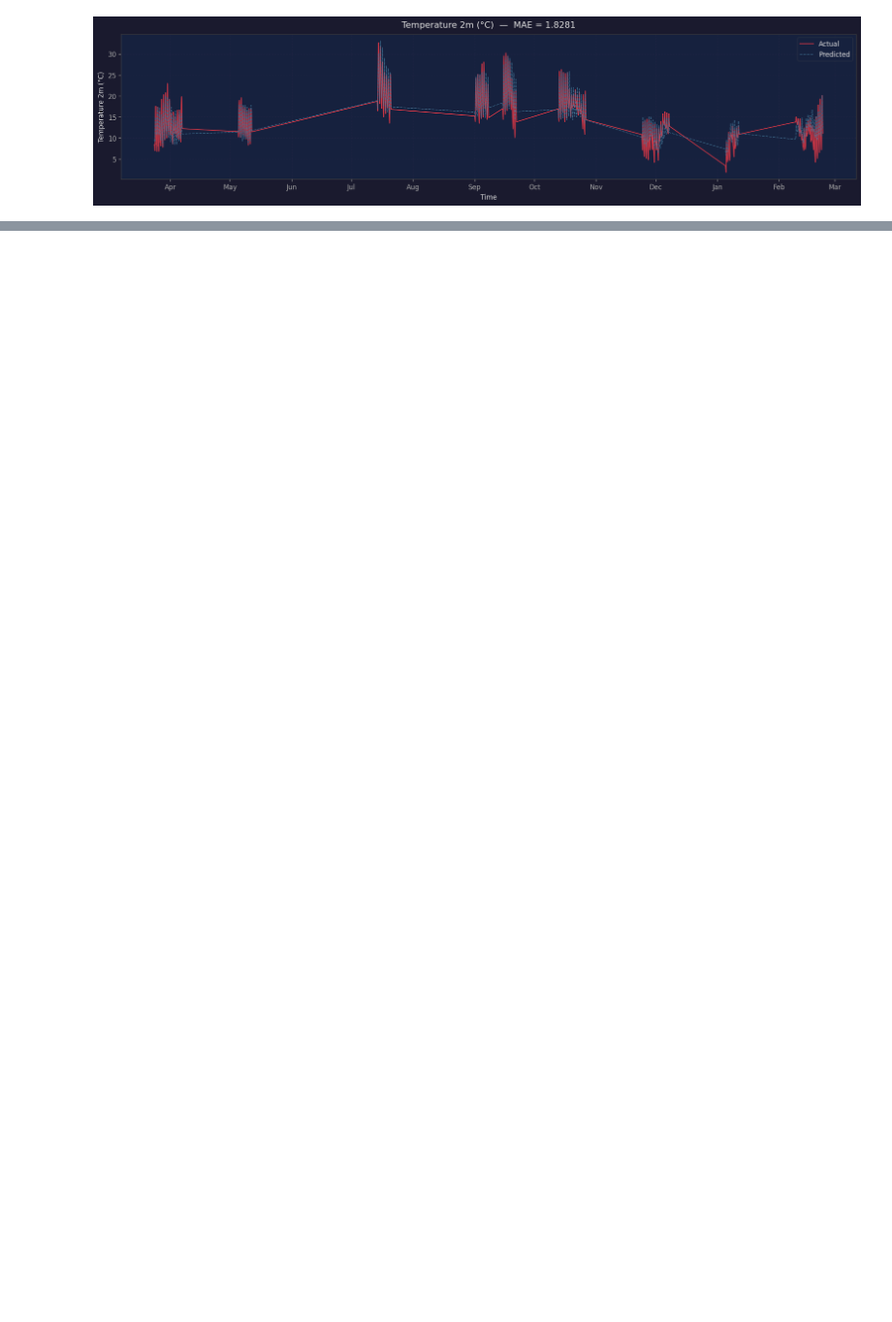
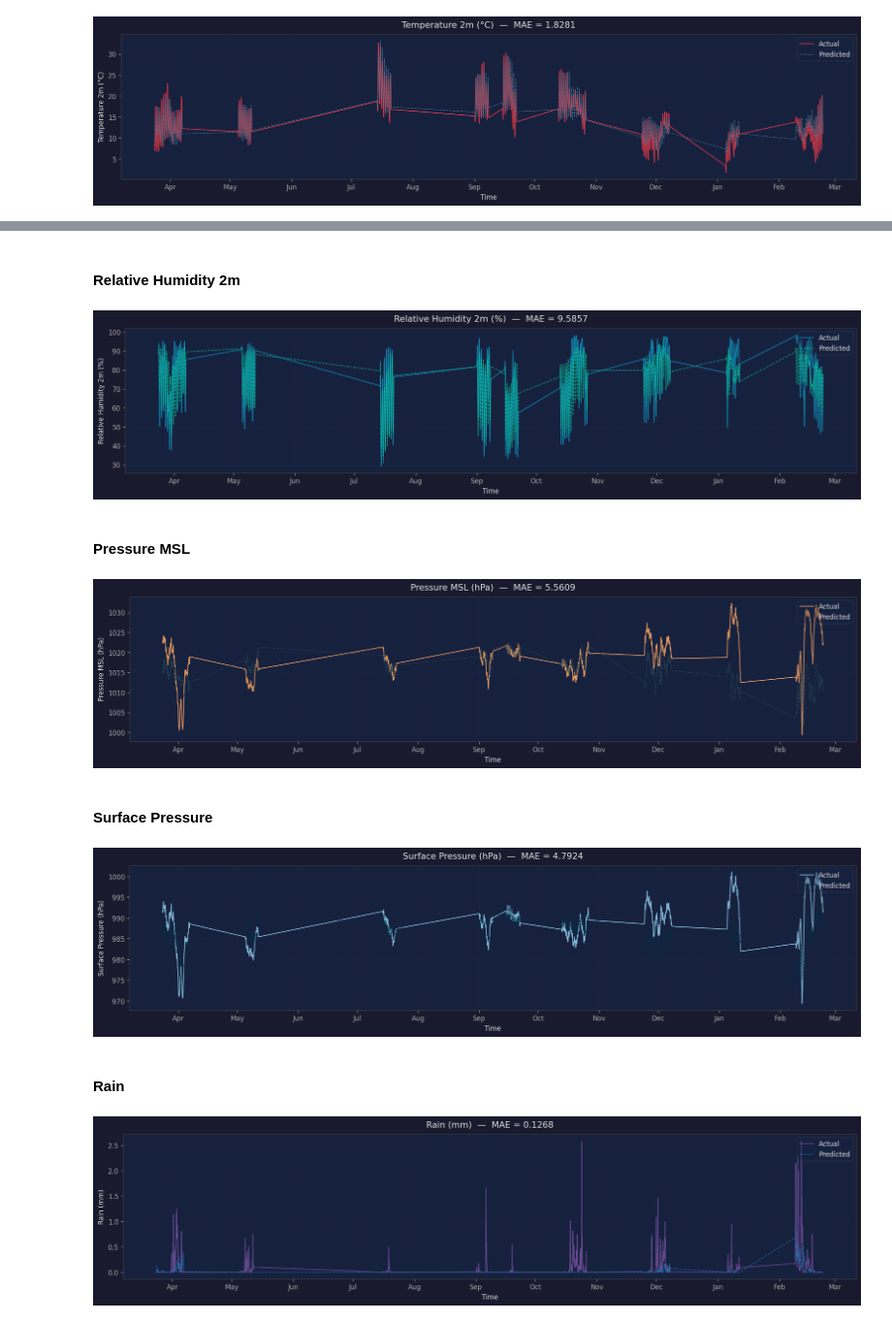
Before and after one commit to GrecoLucas/Weather-Prediction, a Jupyter notebook: Level_5_Meteorology_Forecasting/meteorology_forecast_notebook.ipynb, the cells around one changed output, grey strips where cells are left out. Shown at 97% size. Cells and saved outputs as stored; diff of their text form; code cells hidden in the pictures; blank space fills up the shorter version.

```diff
--- a/Level_5_Meteorology_Forecasting/meteorology_forecast_notebook.ipynb
+++ b/Level_5_Meteorology_Forecasting/meteorology_forecast_notebook.ipynb
@@ -510 +567,35 @@ display(Image(filename=str(img))) if img.exists() else print(f'Image not found:
+# %%
+from pathlib import Path
+from IPython.display import Image, display, Markdown
+
+def _plots_dir():
+    local = Path.cwd() / 'results' / 'plots'
+    if local.exists():
+        return local
+    nested = Path.cwd() / 'Level_5_Meteorology_Forecasting' / 'results' / 'plots'
+    if nested.exists():
+        return nested
+    return Path('results') / 'plots'
+
+plots = [
+    ('Relative Humidity 2m', 'target_relative_humidity_2m_actual_vs_pred.png'),
+    ('Pressure MSL', 'target_pressure_msl_actual_vs_pred.png'),
+    ('Surface Pressure', 'target_surface_pressure_actual_vs_pred.png'),
+    ('Rain', 'target_rain_actual_vs_pred.png'),
+]
+
+base = _plots_dir()
+for title, filename in plots:
+    img = base / filename
+    display(Markdown(f'#### {title}'))
+    display(Image(filename=str(img))) if img.exists() else print(f'Image not found: {img}')
+# %% [output]
+#### Relative Humidity 2m
+[figure, added]
+#### Pressure MSL
+[figure, added]
+#### Surface Pressure
+[figure, added]
+#### Rain
+[figure, added]
 # %% [markdown]
```
Also changed, not shown: parts of 17 cells of this notebook, 20 other files.
